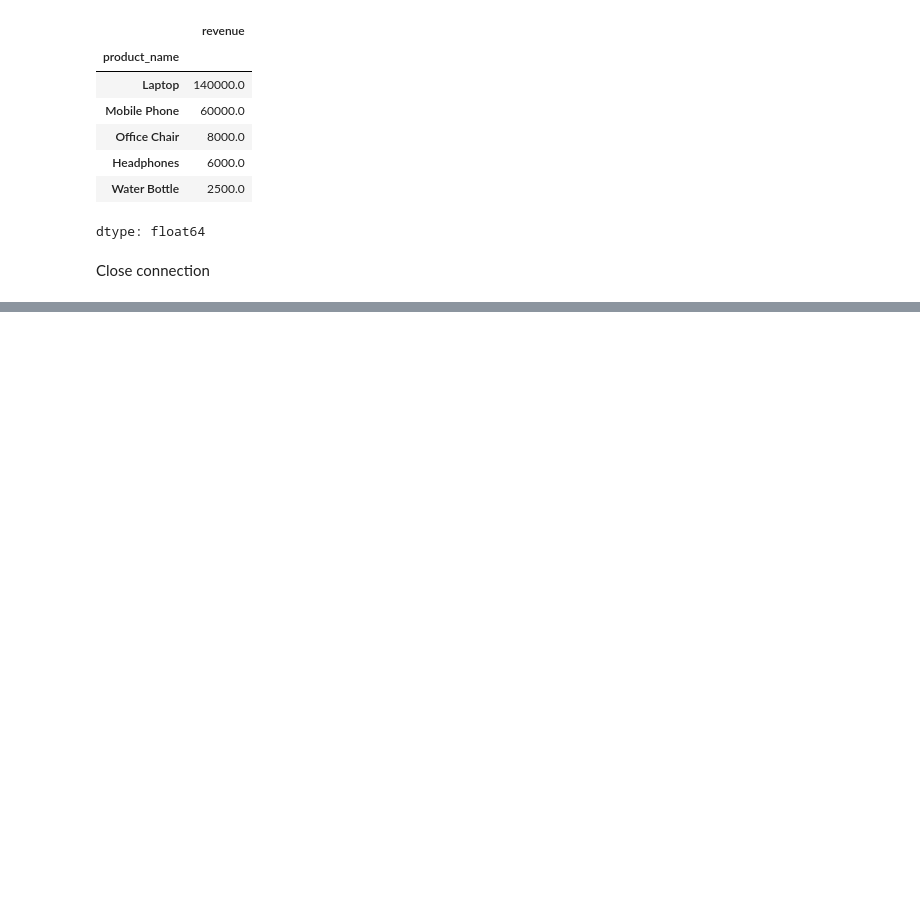
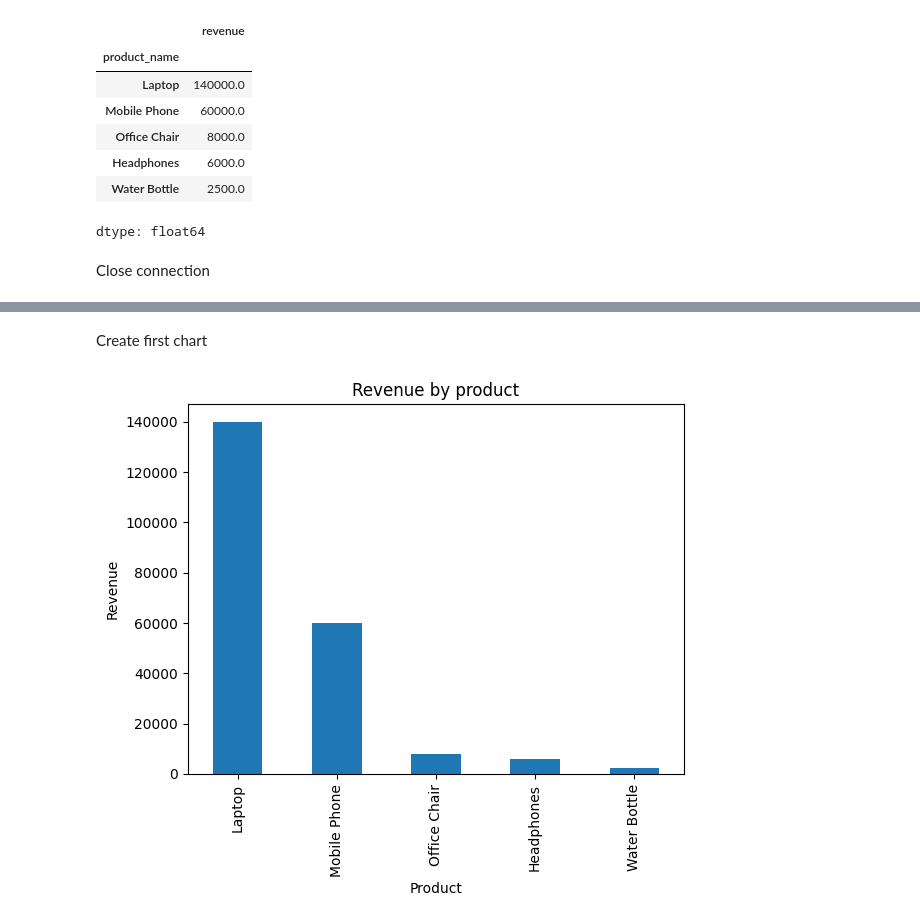
Before and after one commit to iankurbhatt/AI-Data-Analyst-Agent, a Jupyter notebook: database_setup.ipynb, the cells around one changed output, grey strips where cells are left out. Drawn from its saved outputs; the diff is of its cells as text; code cells hidden in the pictures; blank space fills up the shorter version.

```diff
--- a/database_setup.ipynb
+++ b/database_setup.ipynb
@@ -432,0 +439,18 @@ connection.close()
+# %%
+connection = sqlite3.connect("business.db")
+sales_df = pd.read_sql("""
+SELECT
+    customers.customer_name,
+    products.product_name,
+    products.price,
+    orders.quantity,
+    orders.order_date
+
+FROM orders
+
+JOIN customers
+ON orders.customer_id = customers.customer_id
+
+JOIN products
+ON orders.product_id = products.product_id
+""", connection)
@@ -432,0 +459,5 @@ connection.close()
+# %%
+sales_df["revenue"] = (
+    sales_df["price"] *
+    sales_df["quantity"]
+)
@@ -432,0 +469,8 @@ connection.close()
+# %%
+product_revenue = (
+    sales_df.groupby("product_name")["revenue"]
+    .sum()
+    .sort_values(ascending=False)
+)
+
+product_revenue
@@ -432,0 +486,10 @@ connection.close()
+# %% [markdown]
+Create first chart
+# %%
+product_revenue.plot(kind="bar")
+plt.title("Revenue by product")
+plt.ylabel("Revenue")
+plt.xlabel("Product")
+plt.show()
+# %% [output]
+[figure, added]
```
Also changed, not shown: parts of 21 cells of this notebook.
